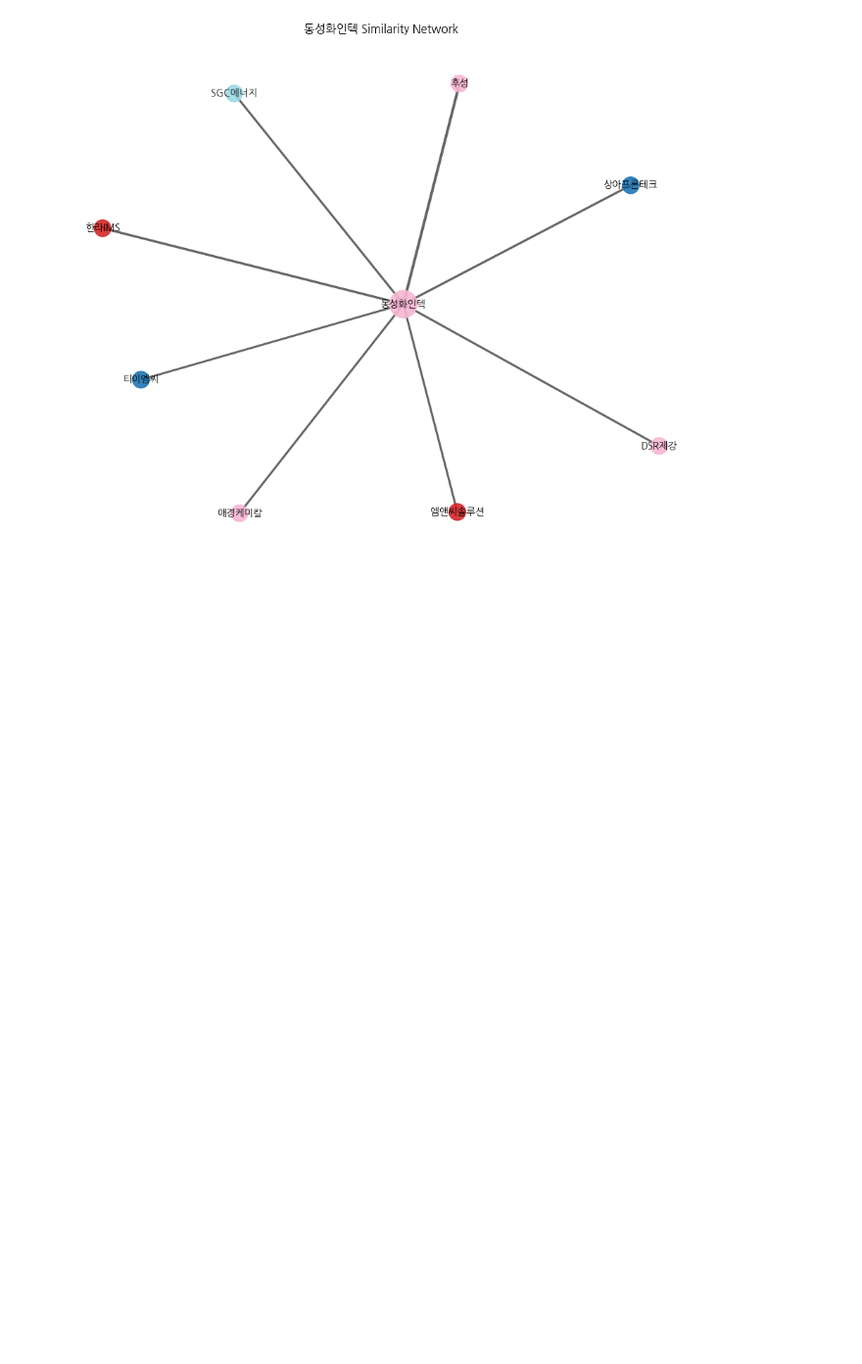
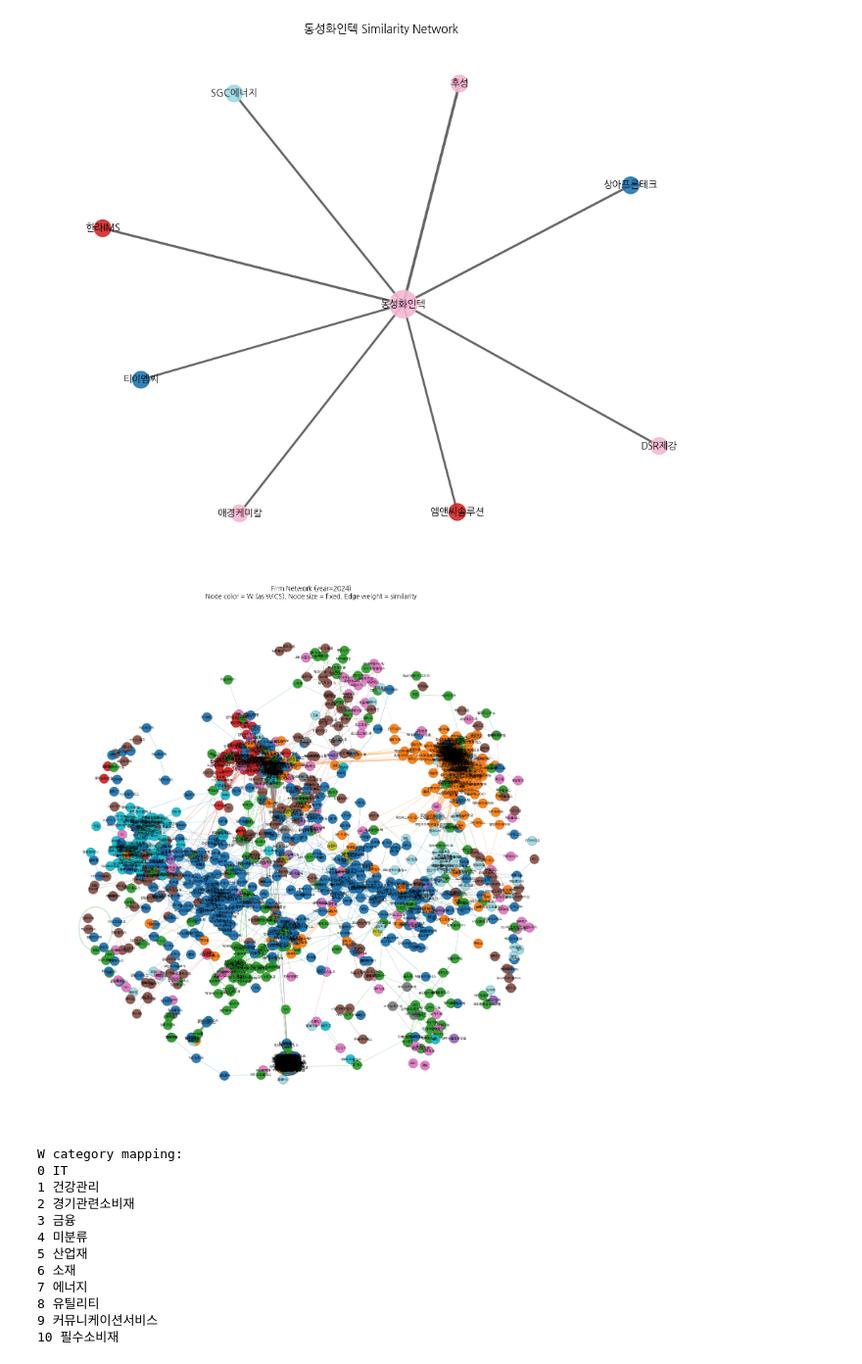
Before and after one commit to deepvine/tnic-pipeline, a Jupyter notebook: visualize_openai.ipynb, the cells around one changed output. Shown at 98% size. Cells and saved outputs as stored; diff of their text form; code cells hidden in the pictures; blank space fills up the shorter version.

```diff
--- a/visualize_openai.ipynb
+++ b/visualize_openai.ipynb
@@ -263,7 +263,7 @@ year_sel = 2024
 df = df_F_m[df_F_m["year"] == year_sel].copy()
 
 # similarity threshold
-sim_th = 0.4
+sim_th = 0.5
 df = df[df["similarity"] >= sim_th].copy()
 df = df[df["similarity"] < 1.0].copy()
 
@@ -336,30 +336,44 @@ nx.draw_networkx_edges(
     width=[G[u][v]["similarity"] * 1.5 for u, v in G.edges()],
     alpha=0.35
 )
 
 # 노드 (색=W, 크기=고정)
 nc = nx.draw_networkx_nodes(
     G, pos,
     nodelist=nodes,
     node_size=node_sizes,
     node_color=w_codes,
     cmap=cmap,
     linewidths=0.2,
     edgecolors="black",
     alpha=0.95
 )
 
 # 라벨
 nx.draw_networkx_labels(G, pos, font_size=6, font_family='NanumGothic')
 
 plt.title(
     f"Firm Network (year={year_sel})\nNode color = W (as WICS), Node size = fixed, Edge weight = similarity"
 )
 plt.axis("off")
 plt.tight_layout()
 plt.show()
 
 # 범례용 매핑 확인 (선택)
 print("W category mapping:")
 for k, v in w_to_code.items():
     print(v, k)
+# %% [output]
+[figure, added]
+W category mapping:
+0 IT
+1 건강관리
+2 경기관련소비재
+3 금융
+4 미분류
+5 산업재
+6 소재
+7 에너지
+8 유틸리티
+9 커뮤니케이션서비스
+10 필수소비재
```
Also changed, not shown: 2 other files.
